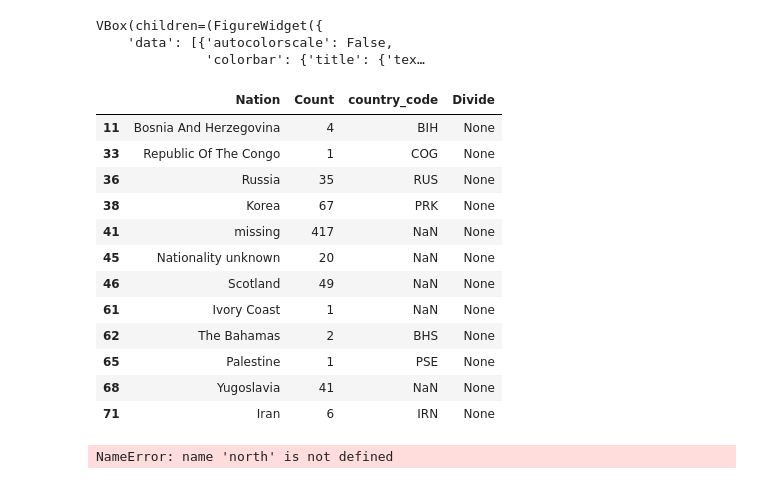
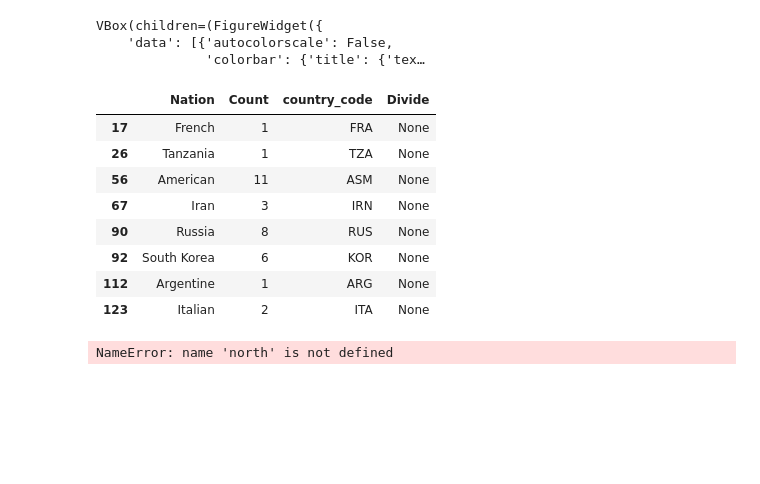
Before and after one commit to laurentfintoni/Net-Art-Rev, a Jupyter notebook: net_art_revolution.ipynb, the cells around one changed output. Saved outputs shown, nothing was run; the diff lists cells and outputs as text; code cells hidden in the pictures; blank space fills up the shorter version.

```diff
--- a/net_art_revolution.ipynb
+++ b/net_art_revolution.ipynb
@@ -1283,0 +1222,27 @@ RHZ_countries_count.loc[RHZ_countries_count['country_code'] == 'nan']
+# %%
+#Create a DF of Rhizome nationalities transformed into countries and country code w/ counts
+rhz_artists_nats = rhz_artworks.drop_duplicates(subset ="Artist", keep = 'last')
+rhz_nats_set= set(rhz_artists_nats.Nationality)
+
+rhz_nats = rhz_artists_nats['Nationality'].value_counts().rename_axis('Nationality').reset_index(name='Count')
+
+for item in rhz_nats_set:
+    my = corrections[corrections['Aalborgenser'] == item]
+
+    country = my[:1]['Aalborg'].values
+
+    if len(country)>0:
+        country_str = my[:1]['Aalborg'].values[0]
+
+        rhz_nats.loc[rhz_nats["Nationality"] == item, "Nationality"] = country_str
+
+rhz_countries_count = pd.DataFrame(columns= ['Nation', 'Count'])
+
+new_set = set(rhz_nats.Nationality)
+for item in new_set:
+    subCountry = rhz_nats[rhz_nats['Nationality'] == item]
+    sum_acquisitions = subCountry['Count'].sum()
+    rhz_countries_count.loc[len(rhz_countries_count.index)] = [item, sum_acquisitions]
+
+rhz_countries_count["country_code"] = rhz_countries_count["Nation"].apply(lambda country: do_fuzzy_search(country))
+rhz_countries_count["country_code"] = rhz_countries_count["country_code"].astype(str)
@@ -1394,21 +1453,17 @@ def getContinent(nation):
     else:
         'missing'
 # %%
-test = MC_countries_count.copy()
+test = rhz_countries_count.copy()
 test["Divide"] = test["Nation"].apply(lambda nation: getContinent(nation))
 test["Divide"] = test["Divide"].astype(str)
 test.loc[test['Divide'] == 'None']
 # %% [output]
 |  | Nation | Count | country_code | Divide |
-| 11 | Bosnia And Herzegovina | 4 | BIH | None |
-| 33 | Republic Of The Congo | 1 | COG | None |
-| 36 | Russia | 35 | RUS | None |
-| 38 | Korea | 67 | PRK | None |
-| 41 | missing | 417 | NaN | None |
-| 45 | Nationality unknown | 20 | NaN | None |
-| 46 | Scotland | 49 | NaN | None |
-| 61 | Ivory Coast | 1 | NaN | None |
-| 62 | The Bahamas | 2 | BHS | None |
-| 65 | Palestine | 1 | PSE | None |
-| 68 | Yugoslavia | 41 | NaN | None |
-| 71 | Iran | 6 | IRN | None |
+| 17 | French | 1 | FRA | None |
+| 26 | Tanzania | 1 | TZA | None |
+| 56 | American | 11 | ASM | None |
+| 67 | Iran | 3 | IRN | None |
+| 90 | Russia | 8 | RUS | None |
+| 92 | South Korea | 6 | KOR | None |
+| 112 | Argentine | 1 | ARG | None |
+| 123 | Italian | 2 | ITA | None |
```
Also changed, not shown: parts of 37 cells of this notebook, 3 other files.
